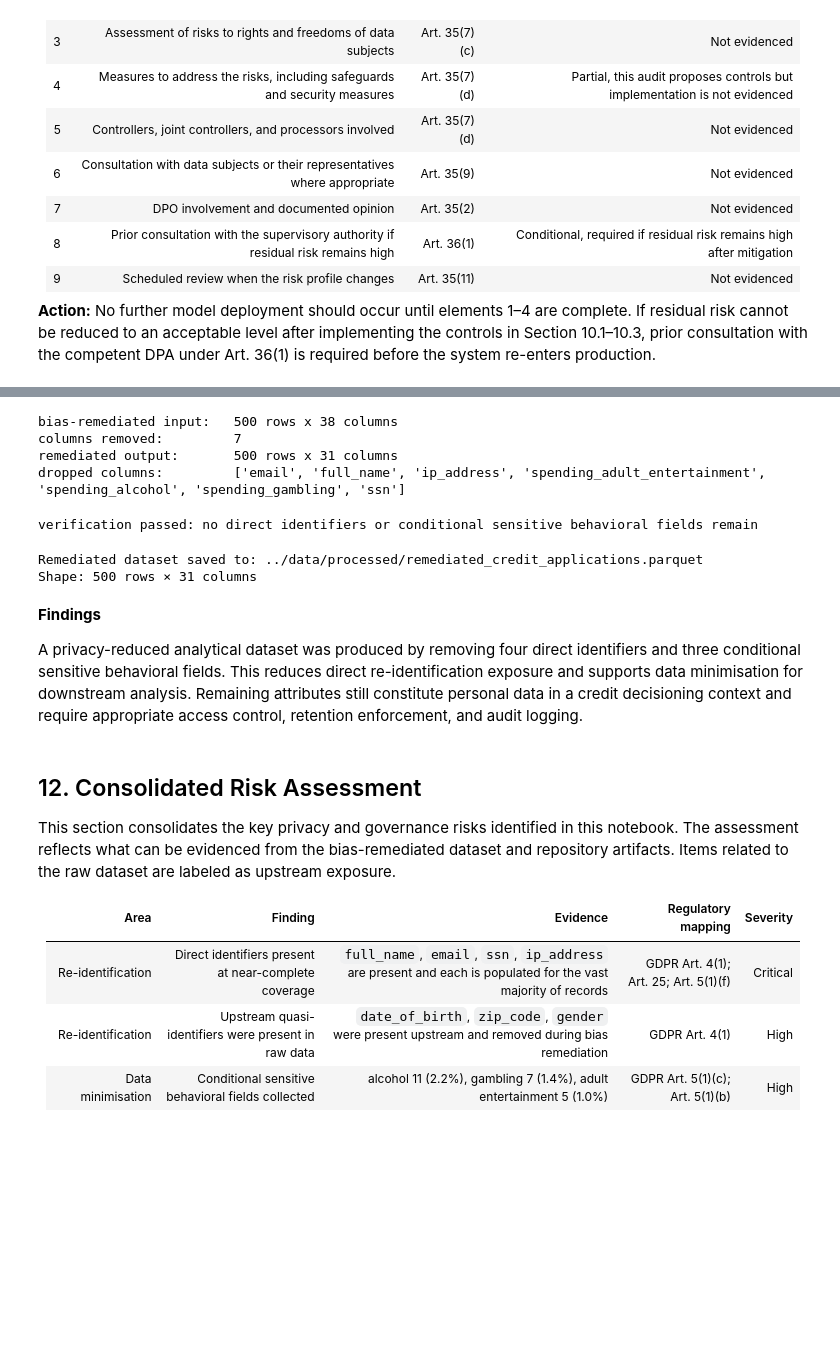
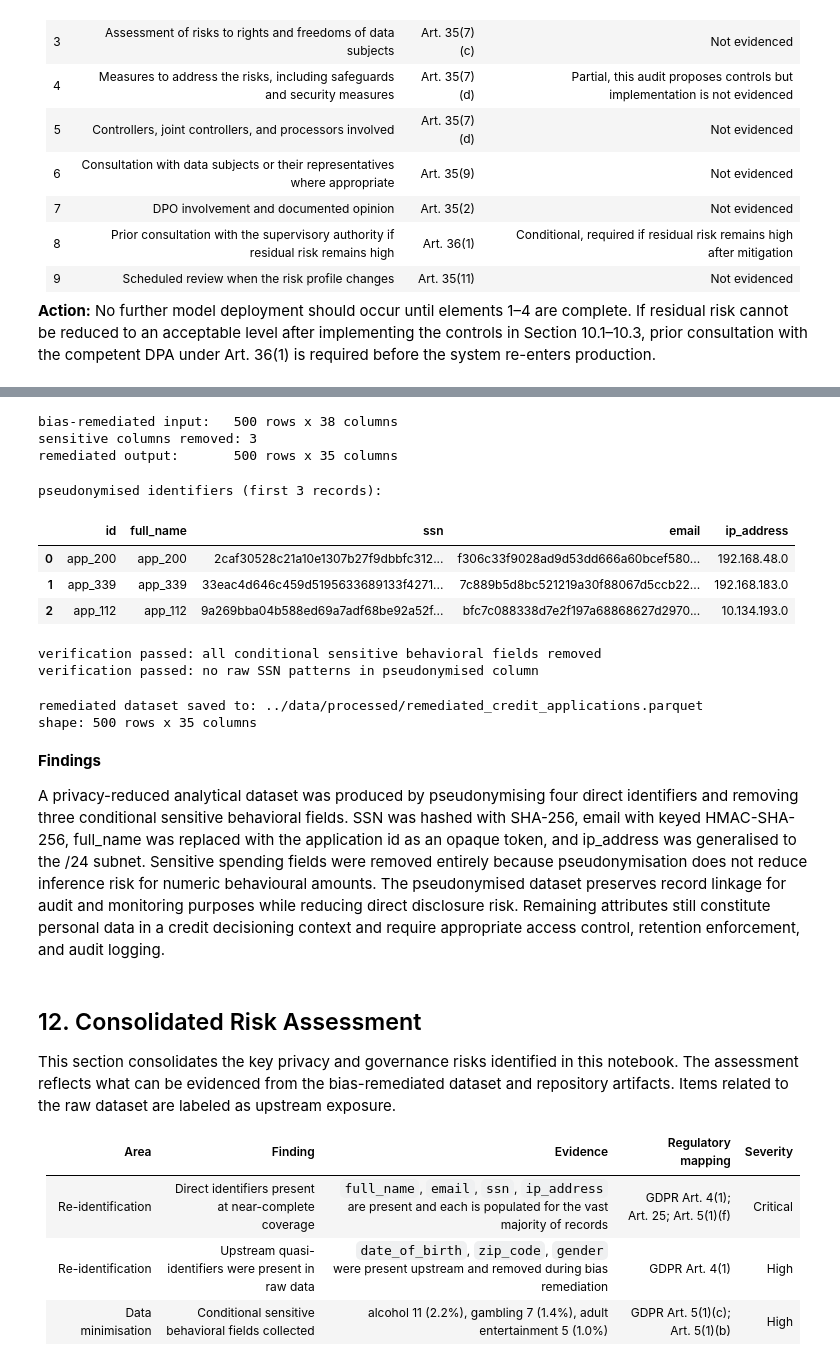
Before and after one commit to mchlkan/dego-2606-group3, a Jupyter notebook: notebooks/03-privacy-demo.ipynb, the cells around one changed output, grey strips where cells are left out. Drawn from its saved outputs; the diff is of its cells as text; code cells hidden in the pictures; blank space fills up the shorter version.

Commit message:
fix: altered remediated function in notebook 03 and readme

```diff
--- a/notebooks/03-privacy-demo.ipynb
+++ b/notebooks/03-privacy-demo.ipynb
@@ -1065,53 +1068,83 @@ This section produces a privacy-reduced analytical dataset by removing remaining
 # %%
-# protected attributes and key proxies are already absent
-# this step removes direct identifiers and conditional sensitive behavioral fields
+# pseudonymise direct identifiers and remove conditional sensitive behavioral fields
+# pseudonymisation functions are defined in Section 6.1 of this notebook
 
-PII_COLS = ["full_name", "email", "ssn", "ip_address"]
+df_remediated = df.copy()
 
+# ssn: sha-256 hash (irreversible without original value)
+df_remediated["ssn"] = df_remediated["ssn"].apply(pseudonymise_sha256)
+
+# email: hmac-sha-256 hash (reversible only with secret key)
+df_remediated["email"] = df_remediated["email"].apply(
+    pseudonymise_hmac, secret_key=SECRET_KEY
+)
+
+# full_name: replace with opaque reference token
+df_remediated["full_name"] = df_remediated["id"]
+
+# ip_address: generalise to /24 subnet
+df_remediated["ip_address"] = df_remediated["ip_address"].apply(generalise_ip)
+
+# remove conditional sensitive behavioral fields (pseudonymisation does not apply to numeric amounts)
 SENSITIVE_BEHAVIORAL_COLS = [
     "spending_adult_entertainment",
     "spending_gambling",
     "spending_alcohol",
 ]
-
-COLS_TO_DROP = PII_COLS + SENSITIVE_BEHAVIORAL_COLS
-existing_to_drop = [c for c in COLS_TO_DROP if c in df.columns]
-
-df_remediated = df.drop(columns=existing_to_drop).copy()
+existing_sensitive = [c for c in SENSITIVE_BEHAVIORAL_COLS if c in df_remediated.columns]
+df_remediated = df_remediated.drop(columns=existing_sensitive)
 
 print(f"bias-remediated input:   {df.shape[0]} rows x {df.shape[1]} columns")
-print(f"columns removed:         {len(existing_to_drop)}")
+print(f"sensitive columns removed: {len(existing_sensitive)}")
 print(f"remediated output:       {df_remediated.shape[0]} rows x {df_remediated.shape[1]} columns")
-print(f"dropped columns:         {sorted(existing_to_drop)}")
 # %% [output]
 bias-remediated input:   500 rows x 38 columns
-columns removed:         7
-remediated output:       500 rows x 31 columns
-dropped columns:         ['email', 'full_name', 'ip_address', 'spending_adult_entertainment', 'spending_alcohol', 'spending_gambling', 'ssn']
+sensitive columns removed: 3
+remediated output:       500 rows x 35 columns
 # %%
-# verification check to confirm removed columns are absent
-remaining = [c for c in COLS_TO_DROP if c in df_remediated.columns]
-if remaining:
-    print(f"warning: columns still present: {remaining}")
+# verification: confirm pseudonymisation was applied and sensitive fields are absent
+
+# check that no raw direct identifiers remain
+sample_check = df_remediated[["id", "full_name", "ssn", "email", "ip_address"]].head(3)
+print("pseudonymised identifiers (first 3 records):")
+display(sample_check)
+
+# confirm sensitive behavioral fields are removed
+remaining_sensitive = [c for c in SENSITIVE_BEHAVIORAL_COLS if c in df_remediated.columns]
+if remaining_sensitive:
+    print(f"warning: sensitive columns still present: {remaining_sensitive}")
 else:
-    print("verification passed: no direct identifiers or conditional sensitive behavioral fields remain")
+    print("verification passed: all conditional sensitive behavioral fields removed")
+
+# confirm ssn and email are hashed (no raw values remain)
+raw_ssn_pattern = df_remediated["ssn"].dropna().str.contains(r"\d{3}-\d{2}-\d{4}", regex=True)
+if raw_ssn_pattern.any():
+    print(f"warning: {raw_ssn_pattern.sum()} raw SSN patterns detected")
+else:
+    print("verification passed: no raw SSN patterns in pseudonymised column")
 # %% [output]
-verification passed: no direct identifiers or conditional sensitive behavioral fields remain
+pseudonymised identifiers (first 3 records):
+|  | id | full_name | ssn | email | ip_address |
+| 0 | app_200 | app_200 | 2caf30528c21a10e1307b27f9dbbfc312... | f306c33f9028ad9d53dd666a60bcef580... | 192.168.48.0 |
+| 1 | app_339 | app_339 | 33eac4d646c459d5195633689133f4271... | 7c889b5d8bc521219a30f88067d5ccb22... | 192.168.183.0 |
+| 2 | app_112 | app_112 | 9a269bba04b588ed69a7adf68be92a52f... | bfc7c088338d7e2f197a68868627d2970... | 10.134.193.0 |
+verification passed: all conditional sensitive behavioral fields removed
+verification passed: no raw SSN patterns in pseudonymised column
 # %%
-# Export the remediated dataset — authoritative output of the Governance Officer audit
+# export the remediated dataset
 remediated_path = "../data/processed/remediated_credit_applications.parquet"
 os.makedirs(os.path.dirname(remediated_path), exist_ok=True)
 df_remediated.to_parquet(remediated_path, index=False)
 
-print(f"Remediated dataset saved to: {remediated_path}")
-print(f"Shape: {df_remediated.shape[0]} rows × {df_remediated.shape[1]} columns")
+print(f"remediated dataset saved to: {remediated_path}")
+print(f"shape: {df_remediated.shape[0]} rows x {df_remediated.shape[1]} columns")
 # %% [output]
-Remediated dataset saved to: ../data/processed/remediated_credit_applications.parquet
-Shape: 500 rows × 31 columns
+remediated dataset saved to: ../data/processed/remediated_credit_applications.parquet
+shape: 500 rows x 35 columns
 # %% [markdown]
 **Findings**
 
-A privacy-reduced analytical dataset was produced by removing four direct identifiers and three conditional sensitive behavioral fields. This reduces direct re-identification exposure and supports data minimisation for downstream analysis. Remaining attributes still constitute personal data in a credit decisioning context and require appropriate access control, retention enforcement, and audit logging.
+A privacy-reduced analytical dataset was produced by pseudonymising four direct identifiers and removing three conditional sensitive behavioral fields. SSN was hashed with SHA-256, email with keyed HMAC-SHA-256, full_name was replaced with the application id as an opaque token, and ip_address was generalised to the /24 subnet. Sensitive spending fields were removed entirely because pseudonymisation does not reduce inference risk for numeric behavioural amounts. The pseudonymised dataset preserves record linkage for audit and monitoring purposes while reducing direct disclosure risk. Remaining attributes still constitute personal data in a credit decisioning context and require appropriate access control, retention enforcement, and audit logging.
 # %% [markdown]
 ## 12. Consolidated Risk Assessment
 
```
Also changed, not shown: parts of 2 cells of this notebook, 1 other file.
